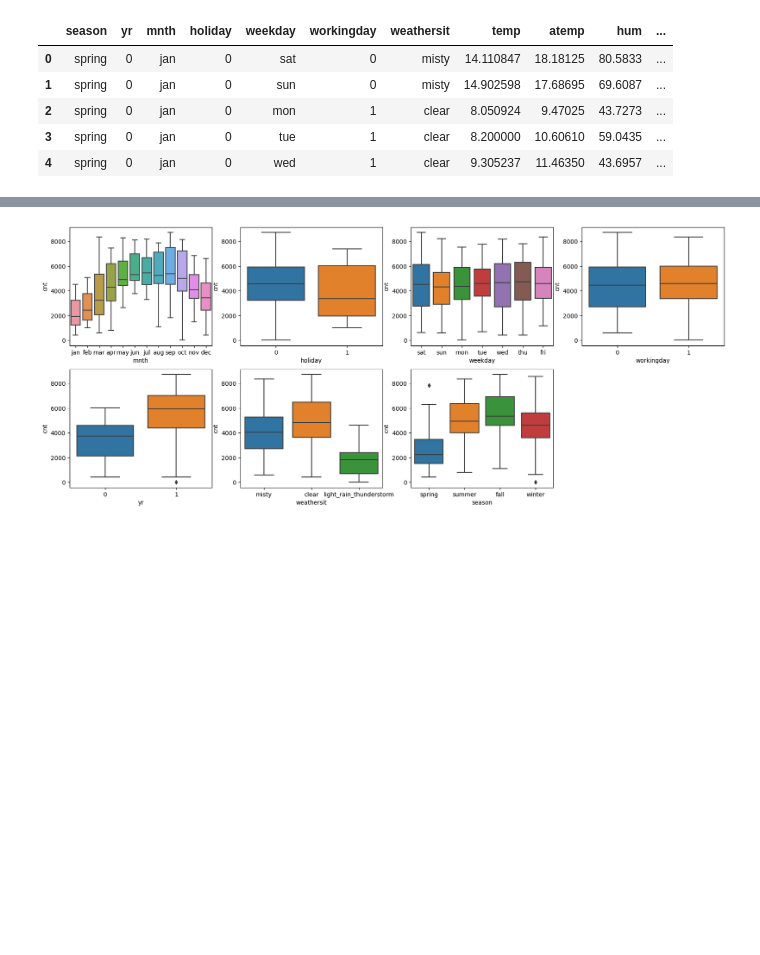
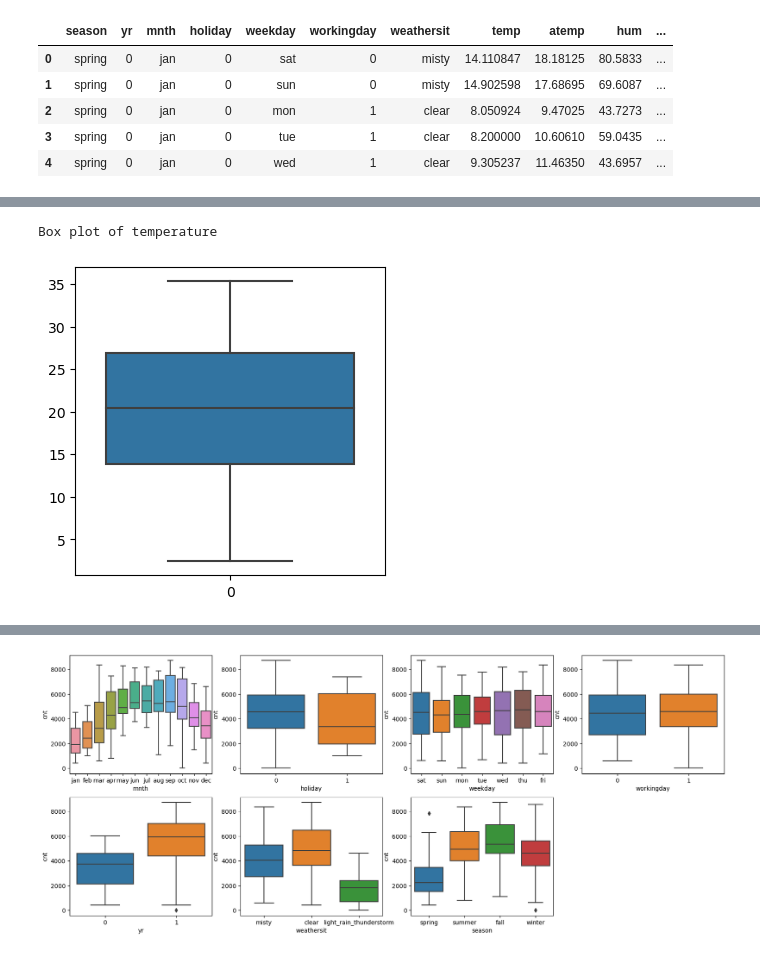
Before and after one commit to UmaHyndavi/Linear_Regression_Assignment, a Jupyter notebook: Uma_Linear_Regression_Assignment.ipynb, the cells around one changed output, grey strips where cells are left out. Saved outputs shown, nothing was run; the diff lists cells and outputs as text; code cells hidden in the pictures; blank space fills up the shorter version.

Commit message:
Added Univariate Analysis

```diff
--- a/Uma_Linear_Regression_Assignment.ipynb
+++ b/Uma_Linear_Regression_Assignment.ipynb
@@ -297,0 +295,8 @@ bikes.head()
+# %%
+# Univariate Analysis on numerical variables
+plt.figure(figsize=[4,4])
+sns.boxplot(bikes['temp'])
+print("Box plot of temperature")
+# %% [output]
+Box plot of temperature
+[figure, added]
```
Also changed, not shown: parts of 27 cells of this notebook.
